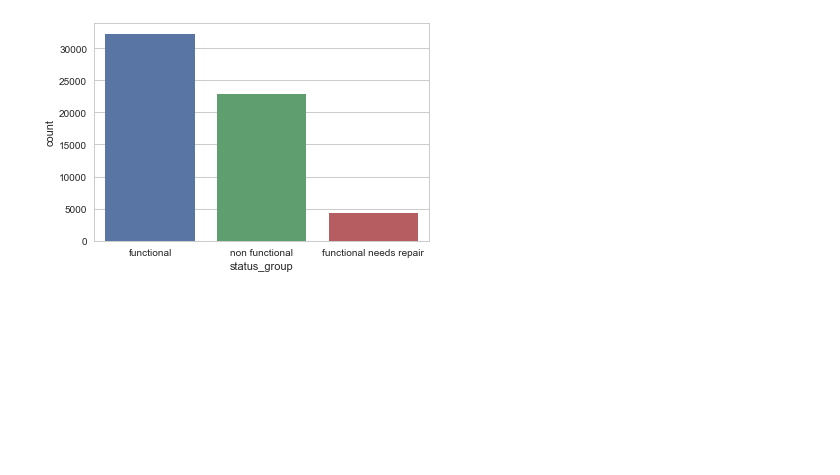
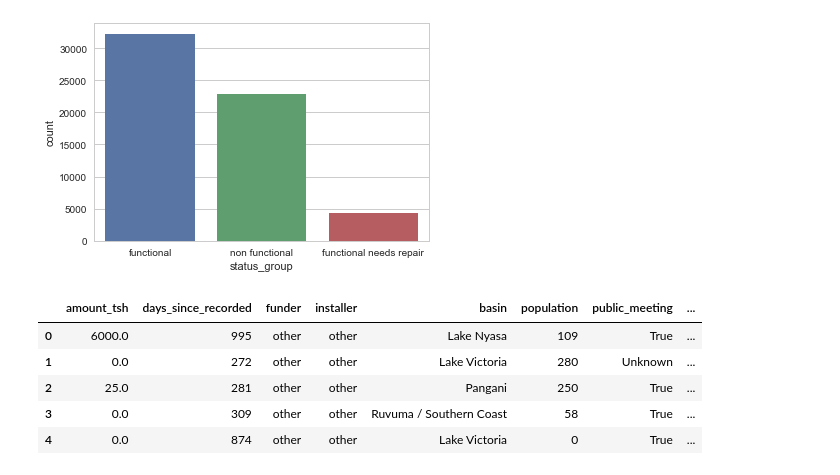
Before and after one commit to ksdkalluri/identifying_faulty_pumps, a Jupyter notebook: Identifying_which_pumps_are_faulty.ipynb, the cells around one changed output. Cells and saved outputs as stored; diff of their text form; code cells hidden in the pictures; blank space fills up the shorter version.

```diff
--- a/Identifying_which_pumps_are_faulty.ipynb
+++ b/Identifying_which_pumps_are_faulty.ipynb
@@ -566,0 +719,4 @@ dtype: int64
+# %%
+## Keep 1 and delete the remaining
+
+training_df = training_df.drop(['extraction_type'], axis=1)
@@ -566,0 +732,3 @@ dtype: int64
+# %%
+## almost all are managed by user-group we can drop it
+training_df = training_df.drop(['management_group'], axis=1)
@@ -567,3 +756,9 @@ dtype: int64
+# %%
+## We can drop the location data which migh not influence on the model
+training_df = training_df.drop(['gps_height', 'longitude', 'latitude', 'region_code', 'district_code'], axis=1)
+# %%
+## Dropping the status_values, operation_time, month which are added for the caluculations.
+training_df = training_df.drop(['status_values','operation_time','month'], axis=1)
 # %% [markdown]
 > Now, let us check the count of each fuctional type of the pumps in status_group so that we will under stand the functional scenario of the pumps.
 # %%
@@ -594,0 +810,9 @@ sns.countplot(training_df['status_group'])
+# %%
+training_df.head()
+# %% [output]
+|  | amount_tsh | days_since_recorded | funder | installer | basin | population | public_meeting | ... |
+| 0 | 6000.0 | 995 | other | other | Lake Nyasa | 109 | True | ... |
+| 1 | 0.0 | 272 | other | other | Lake Victoria | 280 | Unknown | ... |
+| 2 | 25.0 | 281 | other | other | Pangani | 250 | True | ... |
+| 3 | 0.0 | 309 | other | other | Ruvuma / Southern Coast | 58 | True | ... |
+| 4 | 0.0 | 874 | other | other | Lake Victoria | 0 | True | ... |
```
Also changed, not shown: parts of 30 cells of this notebook, 2 other files.
